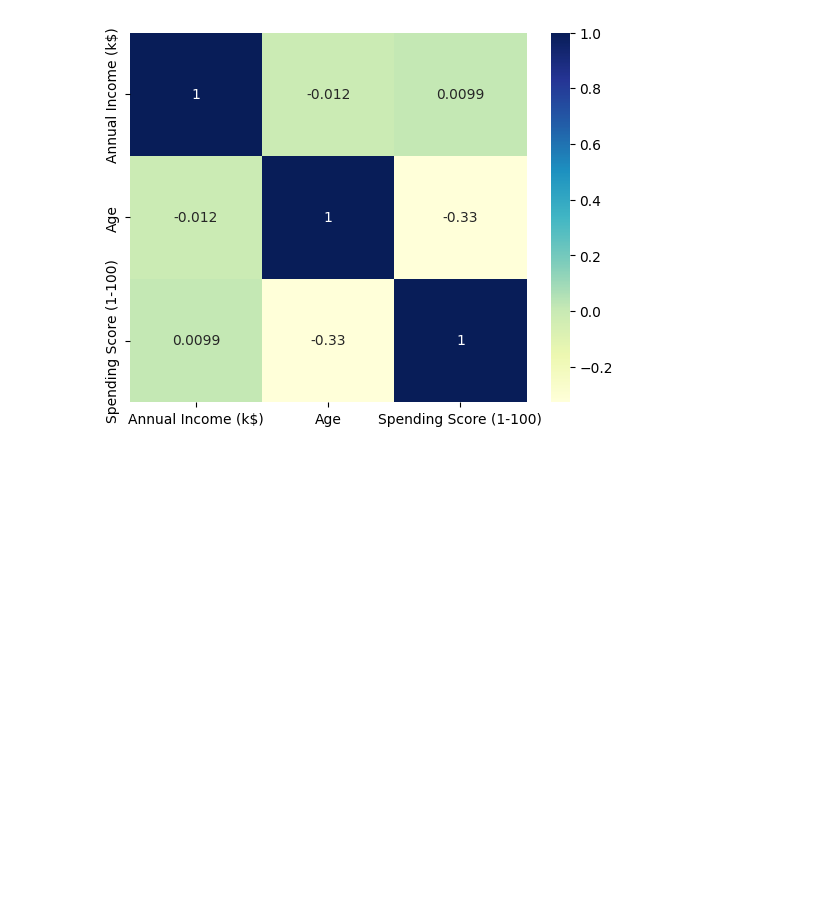
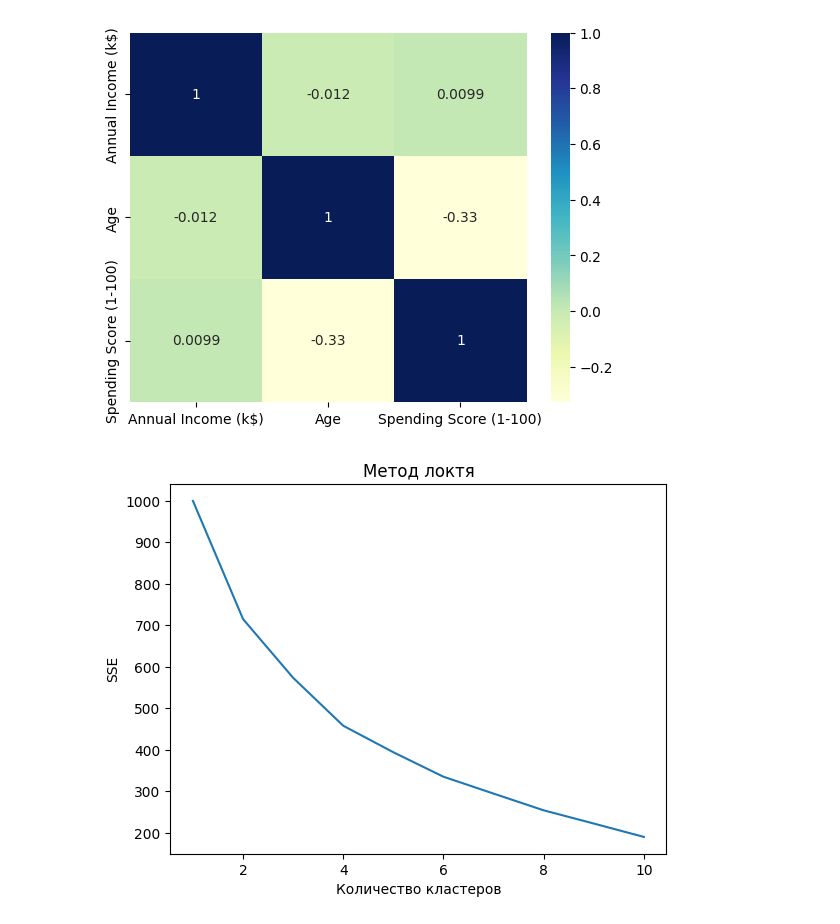
Before and after one commit to starlght0/hw_clustering, a Jupyter notebook: Untitled4.ipynb, the cells around one changed output. Cells and saved outputs as stored; diff of their text form; code cells hidden in the pictures; blank space fills up the shorter version.

```diff
--- a/Untitled4.ipynb
+++ b/Untitled4.ipynb
@@ -47,3 +50,18 @@ ds['Genre'] = ds['Genre'].apply(lambda x: 1 if x == 'Male' else 0)
 
 scaler = StandardScaler()
 data_scaled = scaler.fit_transform(ds[['Genre', 'Age', 'Annual Income (k$)', 'Spending Score (1-100)']])
+# %%
+data_scaled = scaler.fit_transform(ds)
+sse = []
+for k in range(1, 11):
+  kmeans = KMeans(n_clusters=k, max_iter=1000)
+  kmeans.fit(data_scaled)
+  sse.append(kmeans.inertia_)
+# Построение графика зависимости SSE от количества кластеров
+plt.plot(range(1, 11), sse)
+plt.title('Метод локтя')
+plt.xlabel('Количество кластеров')
+plt.ylabel('SSE')
+plt.show()
+# %% [output]
+[figure, added]
```
Also changed, not shown: parts of 10 cells of this notebook.
